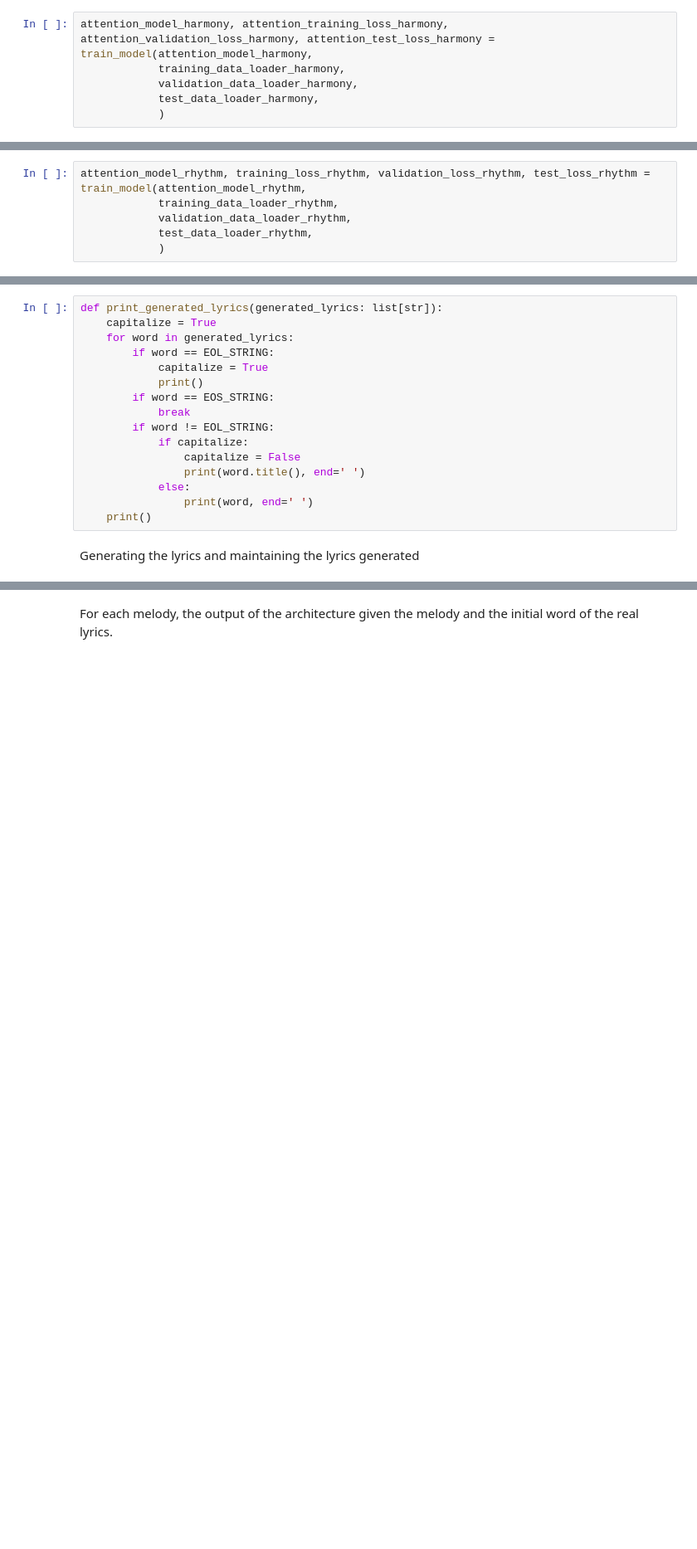
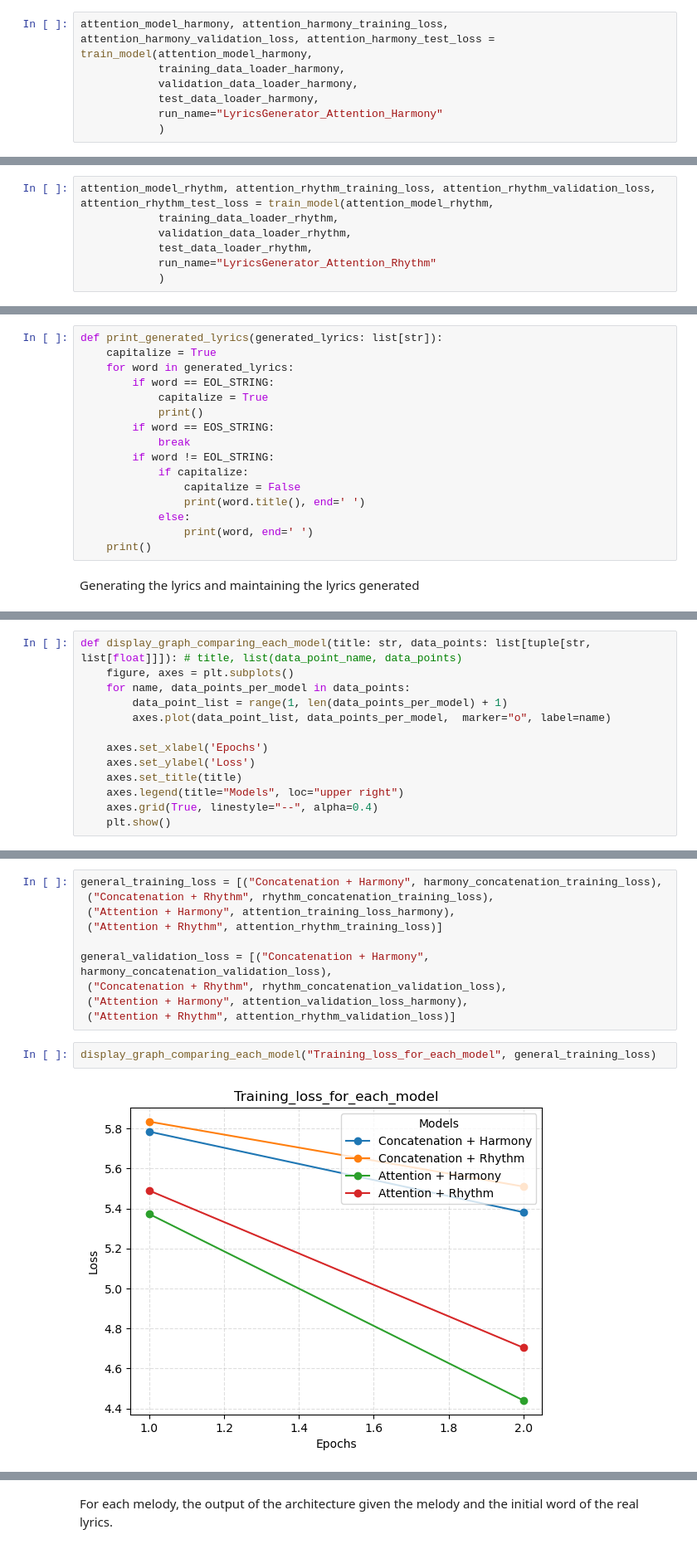
Before and after one commit to AvivBGU/Deep_Learning_Assignment_3, a Jupyter notebook: deep_learning_assignment_3.ipynb, the cells around one changed output, grey strips where cells are left out. Shown at 83% size. Drawn from its saved outputs; the diff is of its cells as text; blank space fills up the shorter version.

Commit message:
Added some mat-plot-lib graphs for ease of analysis.

```diff
--- a/deep_learning_assignment_3.ipynb
+++ b/deep_learning_assignment_3.ipynb
@@ -1227,6 +1271,7 @@ summary(attention_model_harmony,
 # %%
-attention_model_harmony, attention_training_loss_harmony, attention_validation_loss_harmony, attention_test_loss_harmony = train_model(attention_model_harmony,
+attention_model_harmony, attention_harmony_training_loss, attention_harmony_validation_loss, attention_harmony_test_loss = train_model(attention_model_harmony,
             training_data_loader_harmony,
             validation_data_loader_harmony,
             test_data_loader_harmony,
+            run_name="LyricsGenerator_Attention_Harmony"
             )
@@ -1247,6 +1314,7 @@ summary(attention_model_rhythm,
 # %%
-attention_model_rhythm, training_loss_rhythm, validation_loss_rhythm, test_loss_rhythm = train_model(attention_model_rhythm,
+attention_model_rhythm, attention_rhythm_training_loss, attention_rhythm_validation_loss, attention_rhythm_test_loss = train_model(attention_model_rhythm,
             training_data_loader_rhythm,
             validation_data_loader_rhythm,
             test_data_loader_rhythm,
+            run_name="LyricsGenerator_Attention_Rhythm"
             )
@@ -1475,0 +1581,13 @@ def generate_lyrics(
+# %%
+def display_graph_comparing_each_model(title: str, data_points: list[tuple[str, list[float]]]): # title, list(data_point_name, data_points)
+    figure, axes = plt.subplots()
+    for name, data_points_per_model in data_points:
+        data_point_list = range(1, len(data_points_per_model) + 1)
+        axes.plot(data_point_list, data_points_per_model,  marker="o", label=name)
+
+    axes.set_xlabel('Epochs')
+    axes.set_ylabel('Loss')
+    axes.set_title(title)
+    axes.legend(title="Models", loc="upper right")
+    axes.grid(True, linestyle="--", alpha=0.4)
+    plt.show()
@@ -1477,0 +1612,14 @@ def generate_lyrics(
+# %%
+general_training_loss = [("Concatenation + Harmony", harmony_concatenation_training_loss),
+ ("Concatenation + Rhythm", rhythm_concatenation_training_loss),
+ ("Attention + Harmony", attention_training_loss_harmony),
+ ("Attention + Rhythm", attention_rhythm_training_loss)]
+
+general_validation_loss = [("Concatenation + Harmony", harmony_concatenation_validation_loss),
+ ("Concatenation + Rhythm", rhythm_concatenation_validation_loss),
+ ("Attention + Harmony", attention_validation_loss_harmony),
+ ("Attention + Rhythm", attention_rhythm_validation_loss)]
+# %%
+display_graph_comparing_each_model("Training_loss_for_each_model", general_training_loss)
+# %% [output]
+[figure, added]
```
Also changed, not shown: parts of 25 cells of this notebook.
